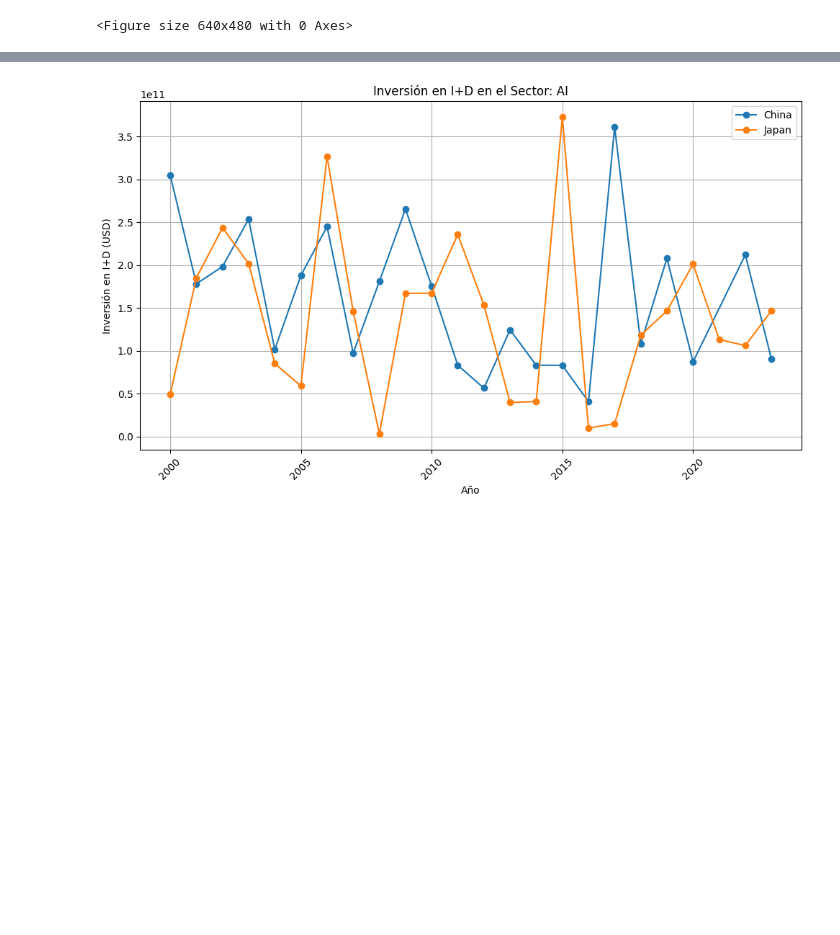
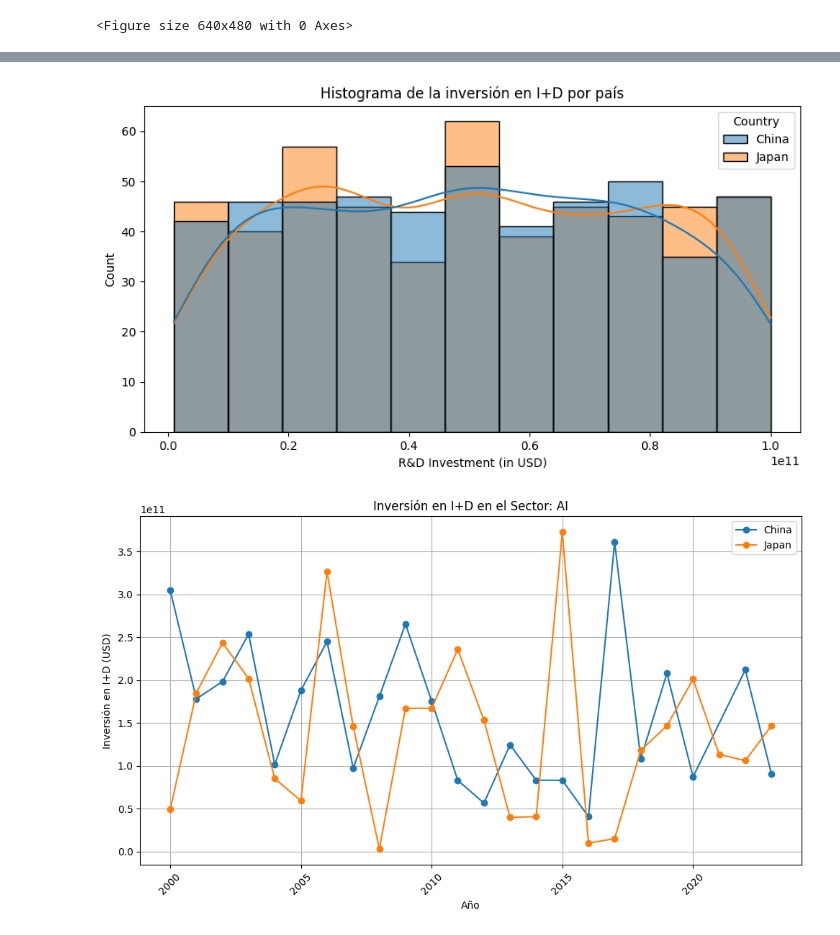
Before and after one commit to papuinoook94/JvsCH, a Jupyter notebook: JvsCH.ipynb, the cells around one changed output, grey strips where cells are left out. Drawn from its saved outputs; the diff is of its cells as text; code cells hidden in the pictures; blank space fills up the shorter version.

```diff
--- a/JvsCH.ipynb
+++ b/JvsCH.ipynb
@@ -133,3 +162,11 @@ Japan    1.127009e+09  9.995878e+10
+# %%
+# Crear un histograma de la inversión en I+D por país
+plt.figure(figsize=(10, 5))
+sns.histplot(data, x='R&D Investment (in USD)', hue='Country', kde=True)
+plt.title('Histograma de la inversión en I+D por país')
+plt.show()
+# %% [output]
+[figure, added]
 # %%
 
 # Agrupamos los datos por país, año y sector, y calcular la inversión total en I+D
```
Also changed, not shown: parts of 3 cells of this notebook, 1 other file.
